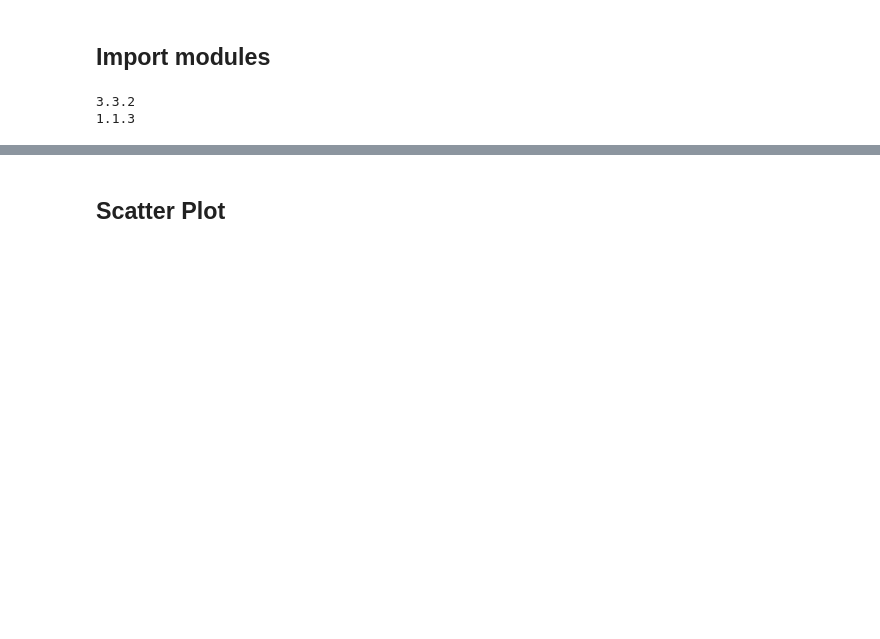
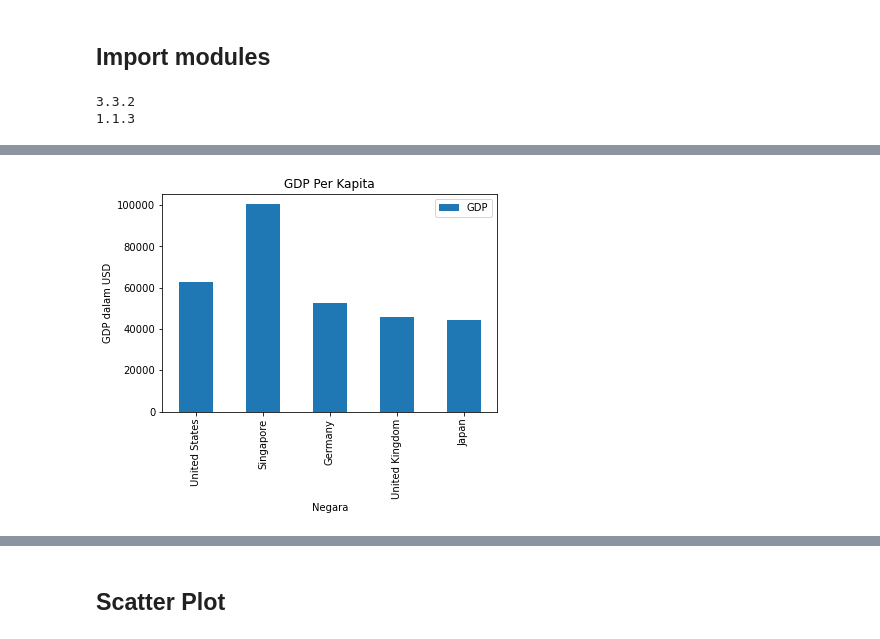
Before and after one commit to boedybios/belajar_matplotlib, a Jupyter notebook: 21_pandas_dan_matplotlib_part2.ipynb, the cells around one changed output, grey strips where cells are left out. Saved outputs shown, nothing was run; the diff lists cells and outputs as text; code cells hidden in the pictures; blank space fills up the shorter version.

```diff
--- a/21_pandas_dan_matplotlib_part2.ipynb
+++ b/21_pandas_dan_matplotlib_part2.ipynb
@@ -43,0 +67,8 @@ df
+# %%
+data = {
+    'Negara': ['United States', 'Singapore', 'Germany', 'United Kingdom', 'Japan'],
+    'GDP': [62606, 100345, 52559, 45705, 44227]
+}
+
+df = pd.DataFrame(data, columns=['Negara', 'GDP'])
+df
@@ -43,0 +82,9 @@ df
+# %%
+df.plot(x='Negara', y='GDP', kind='bar')
+
+plt.title('GDP Per Kapita')
+plt.ylabel('GDP dalam USD')
+plt.xlabel('Negara')
+plt.show()
+# %% [output]
+[figure, added]
```
Also changed, not shown: parts of 37 cells of this notebook.
